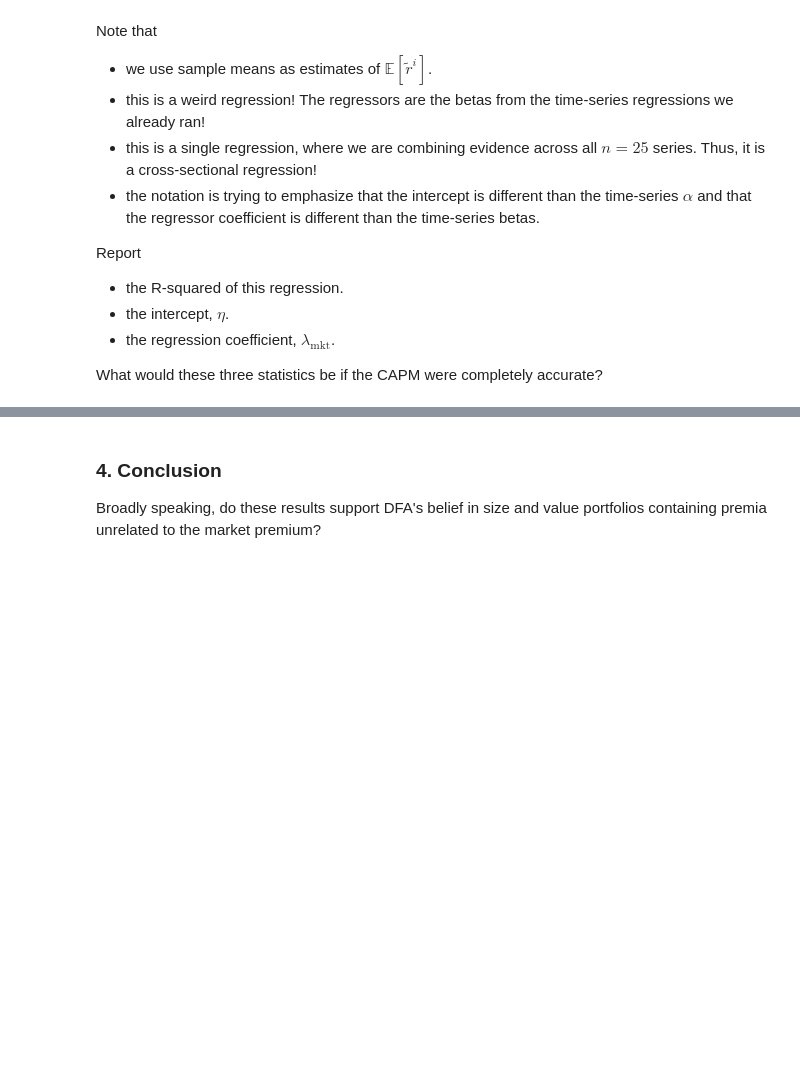
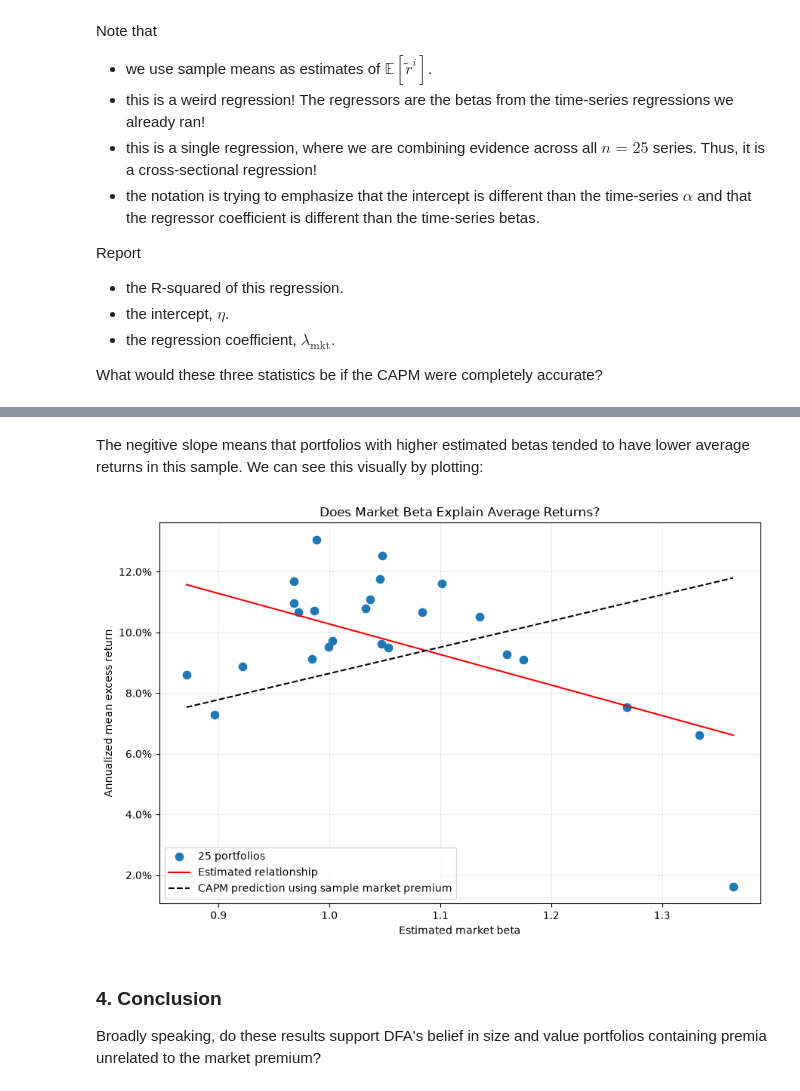
Before and after one commit to ltemry/FINM_Portfolio_GroupB, a Jupyter notebook: DFA_HW4.ipynb, the cells around one changed output, grey strips where cells are left out. Cells and saved outputs as stored; diff of their text form; code cells hidden in the pictures; blank space fills up the shorter version.

```diff
--- a/DFA_HW4.ipynb
+++ b/DFA_HW4.ipynb
@@ -118,5 +303,17 @@ Would you advise DFA to continue emphasizing all three factors?
 # %% [markdown]
 # 3. CAPM
+# %%
+factor_data = raw.copy()
+factor_data.index = pd.to_datetime(factor_data.index)
+factor_data = factor_data.sort_index().loc["1981-01":"2026-08"]
+
+portfolio_returns = DFA_rets.copy()
+portfolio_returns.index = pd.to_datetime(portfolio_returns.index)
+portfolio_returns = portfolio_returns.sort_index().loc["1981-01":"2026-08"]
+
+excess_returns = portfolio_returns.sub(factor_data["RF"], axis=0)
+
+market = factor_data["Mkt-RF"]
 # %% [markdown]
 DFA believes that premia in stocks and stock portfolios are related to the three factors.
 
@@ -196,3 +531,44 @@ What would these three statistics be if the CAPM were completely accurate?
+# %% [markdown]
+The negitive slope means that portfolios with higher estimated betas tended to have lower average returns in this sample. We can see this visually by plotting:
+# %%
+beta_grid = np.linspace(betas.min(), betas.max(), 100)
+
+fig, ax = plt.subplots(figsize=(9, 6))
+
+ax.scatter(
+    betas,
+    average_returns_annual,
+    label="25 portfolios",
+    s=55,
+)
+
+ax.plot(
+    beta_grid,
+    cross_model.params["const"]
+    + cross_model.params["Beta"] * beta_grid,
+    label="Estimated relationship",
+    color="red",
+)
+
+ax.plot(
+    beta_grid,
+    market.mean() * 12 * beta_grid,
+    label="CAPM prediction using sample market premium",
+    color="black",
+    linestyle="--",
+)
+
+ax.set_xlabel("Estimated market beta")
+ax.set_ylabel("Annualized mean excess return")
+ax.yaxis.set_major_formatter(PercentFormatter(1))
+ax.set_title("Does Market Beta Explain Average Returns?")
+ax.legend()
+ax.grid(alpha=0.25)
+
+plt.tight_layout()
+plt.show()
+# %% [output]
+[figure, added]
 # %% [markdown]
 ### 4. Conclusion
 
```
Also changed, not shown: parts of 32 cells of this notebook, 3 other files.
